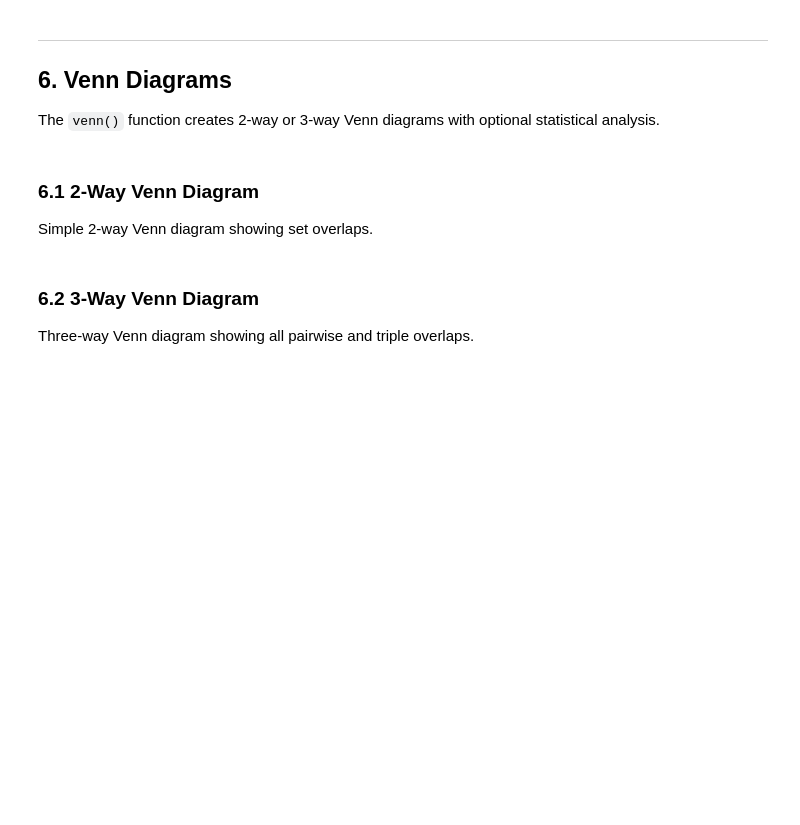
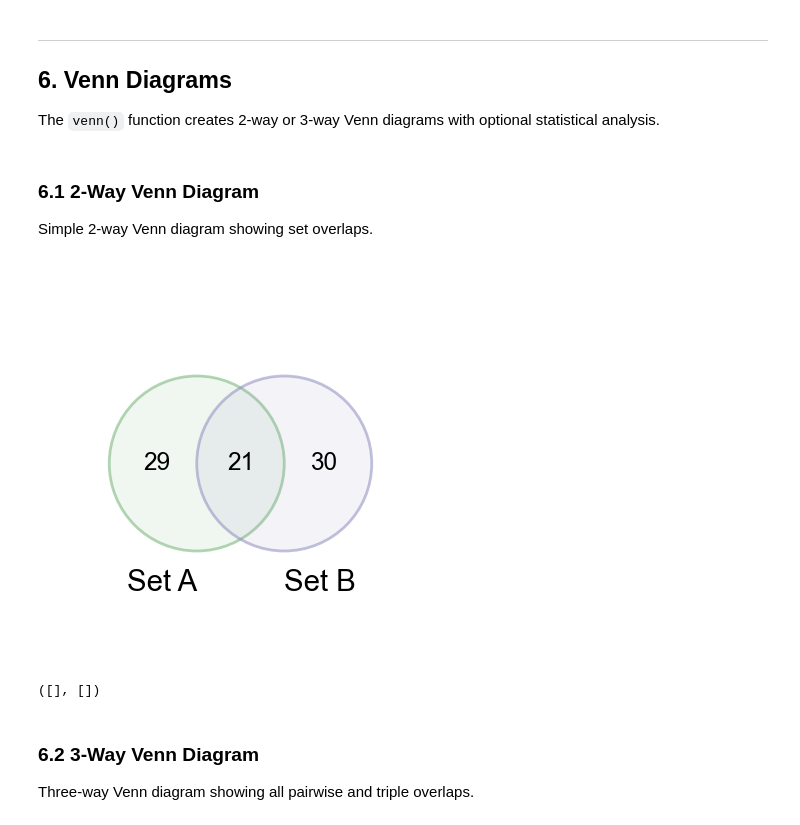
Before and after one commit to jorgebotas/prettyplot, a Jupyter notebook: examples.ipynb, the cells around one changed output. Saved outputs shown, nothing was run; the diff lists cells and outputs as text; code cells hidden in the pictures; blank space fills up the shorter version.

Commit message:
proper label alignment for 2-5 set venn diagrams

```diff
--- a/examples.ipynb
+++ b/examples.ipynb
@@ -610,18 +613,22 @@ Simple 2-way Venn diagram showing set overlaps.
 # %%
 # Create two sets
 set1 = set(range(1, 51))    # 1-50
 set2 = set(range(30, 81))   # 30-80
 
 # Create 2-way Venn
-fig, ax, stats = pp.venn(
+fig, ax = pp.venn(
     sets=[set1, set2],
     labels=['Set A', 'Set B'],
     colors=pp.get_palette('pastel_categorical', n_colors=2),
+    figsize=(10, 5),
 )
-
-print("\n2-Way Venn Statistics:")
-print(f"Set sizes: {stats['set_sizes']}")
-print(f"Overlap: {stats['overlap']}")
+# %% [output]
+[figure, added]
+# %%
+handles, labels = ax.get_legend_handles_labels()
+handles, labels
+# %% [output]
+([], [])
 # %% [markdown]
 ### 6.2 3-Way Venn Diagram
 
```
Also changed, not shown: parts of 4 cells of this notebook, 4 other files.
